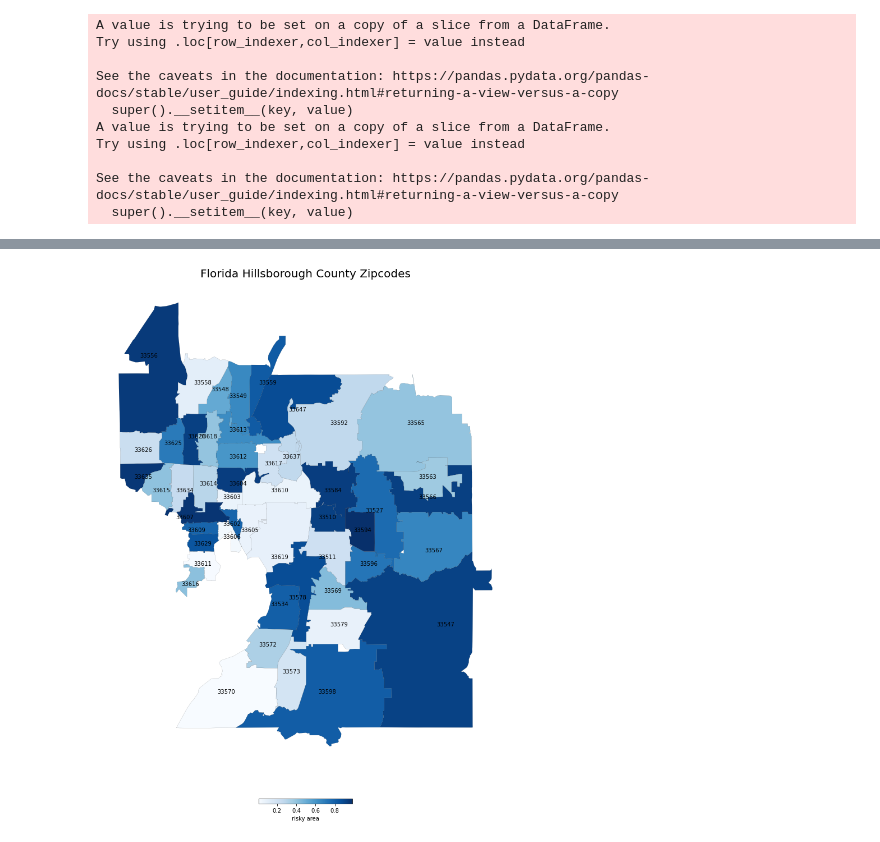
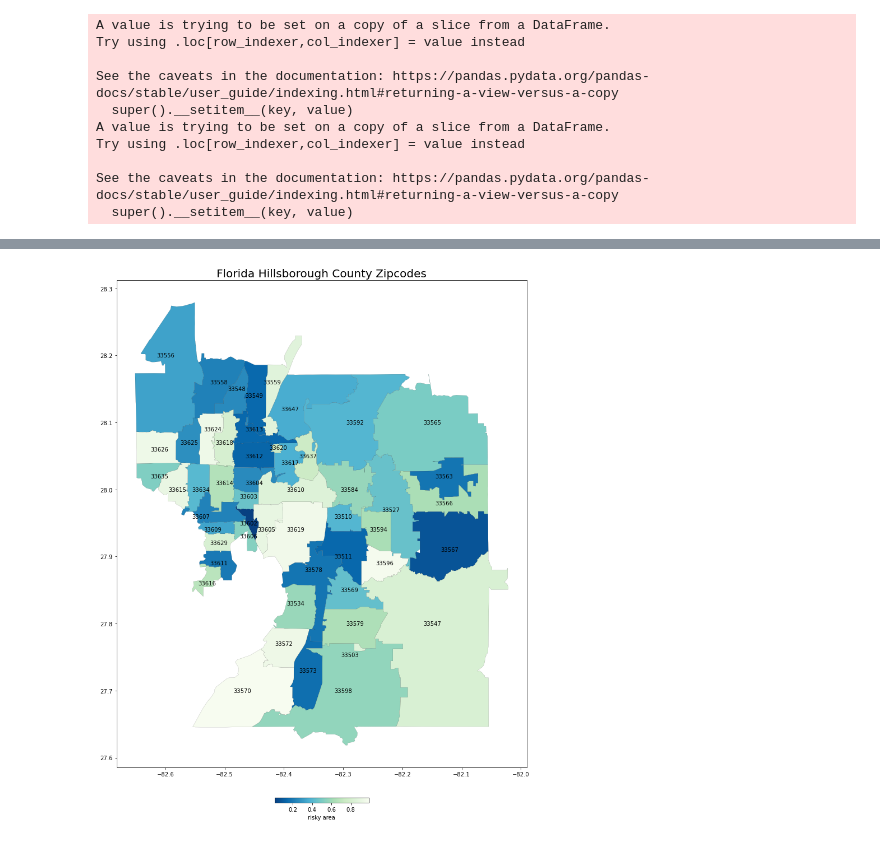
Before and after one commit to EdwinMichaelLab/ABM-dashboard, a Jupyter notebook: florida-zipcodes.ipynb, the cells around one changed output, grey strips where cells are left out. Drawn from its saved outputs; the diff is of its cells as text; code cells hidden in the pictures.

```diff
--- a/florida-zipcodes.ipynb
+++ b/florida-zipcodes.ipynb
@@ -70,3 +14,10 @@ ZIPS_centers={ '33510':[27.96, -82.30],
+# %%
+ZIPS = ['33510', '33511', '33527', '33534', '33547', '33548', '33549', '33556', '33558', '33559', '33563', '33565',
+            '33566', '33567', '33569', '33570', '33572', '33573', '33578', '33579', '33584', '33592', '33594', '33596',
+            '33598', '33602', '33603', '33604', '33605', '33606', '33607', '33609', '33610', '33611', '33612', '33613',
+            '33614', '33615', '33616', '33617', '33618', '33619', '33624', '33625', '33626', '33629', '33634', '33635',
+            '33637', '33647',
+            '33620', '33503']
 # %%
 hillsborough=df_map[df_map['ZCTA5CE20'].isin(ZIPS)]
 hillsborough.rename(columns={'ZCTA5CE20':'zipcode'}, inplace=True)
@@ -170,33 +167,33 @@ fig, ax = plt.subplots(1, figsize=(15, 20))
 #dfm.plot(ax=ax, alpha=.1)
 # cmap='Accent', 'Accent_r', 'Blues', 'Blues_r', 'BrBG', 'BrBG_r', 'BuGn', 'BuGn_r', 'BuPu', 'BuPu_r',
 # 'CMRmap', 'CMRmap_r', 'Dark2', 'Dark2_r', 'GnBu', 'GnBu_r', 'Greens', 'Greens_r',
 # 'Greys', 'Greys_r', 'OrRd', 'OrRd_r', 'Oranges', 'Oranges_r',
 # 'PRGn', 'PRGn_r', 'Paired', 'Paired_r', 'Pastel1', 'Pastel1_r', 'Pastel2', 'Pastel2_r',
 # 'PiYG', 'PiYG_r', 'PuBu', 'PuBuGn', 'PuBuGn_r', 'PuBu_r', 'PuOr', 'PuOr_r', 'PuRd', 'PuRd_r',
 # 'Purples', 'Purples_r', 'RdBu', 'RdBu_r', 'RdGy', 'RdGy_r', 'RdPu', 'RdPu_r', 'RdYlBu',
 # 'RdYlBu_r', 'RdYlGn', 'RdYlGn_r', 'Reds', 'Reds_r', 'Set1', 'Set1_r', 'Set2', 'Set2_r',
 # 'Set3', 'Set3_r', 'Spectral', 'Spectral_r', 'Wistia', 'Wistia_r', 'YlGn', 'YlGnBu', 'YlGnBu_r',
 # 'YlGn_r', 'YlOrBr', 'YlOrBr_r', 'YlOrRd', 'YlOrRd_r', 'afmhot', 'afmhot_r', 'autumn', 'autumn_r',
 # 'binary', 'binary_r', 'bone', 'bone_r', 'brg', 'brg_r', 'bwr', 'bwr_r', 'cividis', 'cividis_r',
 # 'cool', 'cool_r', 'coolwarm', 'coolwarm_r', 'copper', 'copper_r', 'cubehelix', 'cubehelix_r',
 # 'flag', 'flag_r', 'gist_earth', 'gist_earth_r', 'gist_gray', 'gist_gray_r', 'gist_heat',
 # 'gist_heat_r', 'gist_ncar', 'gist_ncar_r', 'gist_rainbow', 'gist_rainbow_r', 'gist_stern',
 # 'gist_stern_r', 'gist_yarg', 'gist_yarg_r', 'gnuplot', 'gnuplot2', 'gnuplot2_r', 'gnuplot_r',
 # 'gray', 'gray_r', 'hot', 'hot_r', 'hsv', 'hsv_r', 'inferno', 'inferno_r', 'jet', 'jet_r',
 # 'magma', 'magma_r', 'nipy_spectral', 'nipy_spectral_r', 'ocean', 'ocean_r', 'pink', 'pink_r',
 # 'plasma', 'plasma_r', 'prism', 'prism_r', 'rainbow', 'rainbow_r', 'seismic', 'seismic_r', 'spring',
 # 'spring_r', 'summer', 'summer_r', 'tab10', 'tab10_r', 'tab20', 'tab20_r', 'tab20b', 'tab20b_r',
 # 'tab20c', 'tab20c_r', 'terrain', 'terrain_r', 'turbo', 'turbo_r', 'twilight', 'twilight_r',
 # 'twilight_shifted', 'twilight_shifted_r', 'viridis', 'viridis_r', 'winter', 'winter_r'
-dfm.plot(ax=ax, column='zip_area', k=3, edgecolors='black', linewidth=0.1, cmap='Blues', legend=True,
+dfm.plot(ax=ax, column='zip_area', k=3, edgecolors='black', linewidth=0.1, cmap='GnBu_r', legend=True,
     legend_kwds={'label': "risky area", 'orientation': 'horizontal',
     'pad':0.05, 'shrink':0.2})
-ax.axis('off')
+#ax.axis('off')
 ax.set_title('Florida Hillsborough County Zipcodes', fontdict={'fontsize': '20', 'fontweight' : '3'})
 
 for z in range(len(ZIPS)):
     text = ax.text(ZIPS_centers[ZIPS[z]][1], ZIPS_centers[ZIPS[z]][0], str(ZIPS[z]),
                     ha="center", va="center",
                     color="black")
 # %% [output]
-[figure, old version]
+[figure, new version]
```
Also changed, not shown: parts of 6 cells of this notebook.
